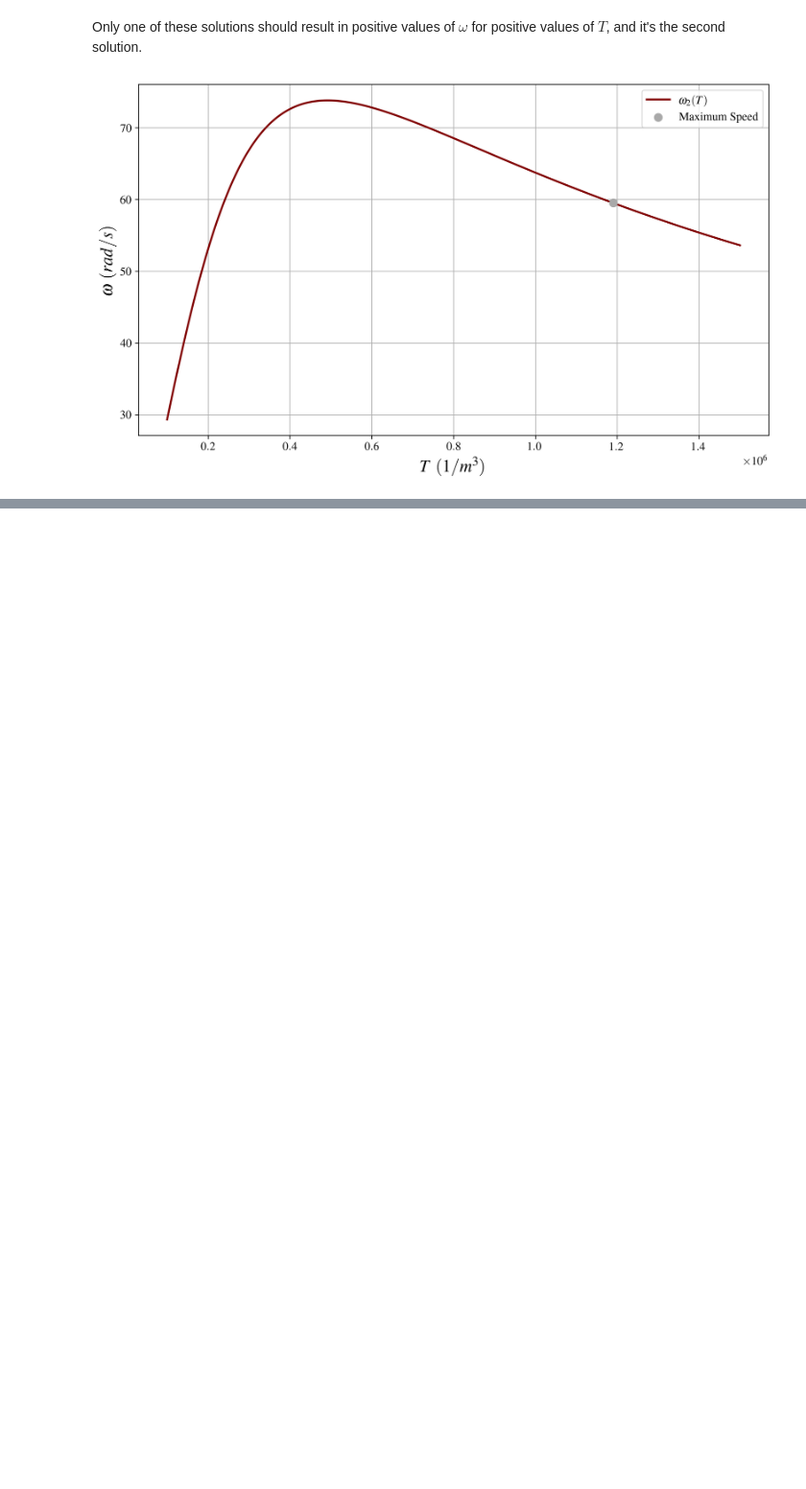
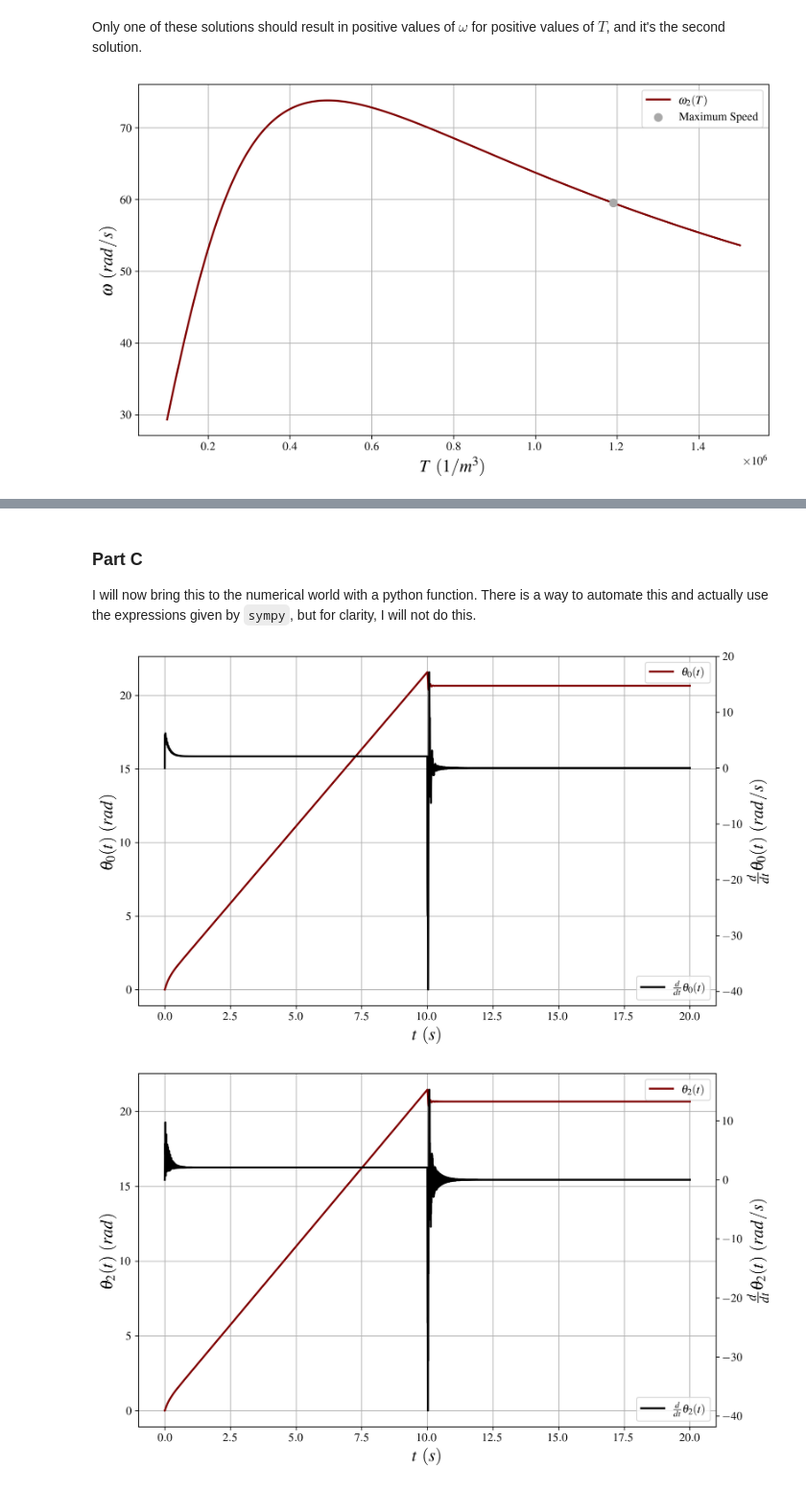
Before and after one commit to gabemorris12/dynamical_systems, a Jupyter notebook: Homework 2/Dynamical Systems Homework 2.ipynb, the cells around one changed output, grey strips where cells are left out. Shown at 96% size. Saved outputs shown, nothing was run; the diff lists cells and outputs as text; code cells hidden in the pictures; blank space fills up the shorter version.

Commit message:
Almost there

```diff
--- a/Homework 2/Dynamical Systems Homework 2.ipynb
+++ b/Homework 2/Dynamical Systems Homework 2.ipynb
@@ -231,0 +383,67 @@ d. Verify using energy conservation and include a discussion on the results with
+# %% [markdown]
+### Part C
+I will now bring this to the numerical world with a python function. There is a way to automate this and actually use the expressions given by `sympy`, but for clarity, I will not do this.
+# %%
+# Defining constants
+# Interias in lbf*s^2*in
+I0 = 0.2
+I1, I2 = 0.05, 0.05
+I3 = 0.1
+I4, I5 = 0.5, 0.5
+I6, I7 = 0.8, 0.8
+
+# k1 and k2 lengths and diameters in inches
+L1, D1 = 36, 0.75
+L2, D2 = 40, 0.75
+
+G = 1.15e7  # psi
+k1 = (np.pi*(D1/2)**4*G)/(2*L1)  # lbf*in
+k2 = (np.pi*(D2/2)**4*G)/(2*L2)  # lbf*in
+
+B = 2880  # lbf*in*s
+
+# Defining the input function
+def Ma(w0, t_):
+    return -315*w0 + 2000 if t_ < 10 else -14.4*w0
+
+# Defining the state variable function
+def state_vars(thetas, t_):
+    x0, x2, x3, x6, x7, x8, x9, x10, x11, x12 = thetas
+    return [
+        x8,
+        x9,
+        x10,
+        x11,
+        x12,
+        (Ma(x8, t_) - k1*x0 + k1*x2)/I0,
+        k1*(x0 - 2*x2 + x3)/(I1 + I2),
+        (9*k1*x2 - 9*k1*x3 - 2*k2*x3 + 3*k2*x6 + 3*k2*x7)/(9*I3 + I4 + I5),
+        (k2/3*x3 - k2*x6 - B*x11)/I6,
+        (k2/3*x3 - k2*x7 - B*x12)/I7
+    ]
+
+t_array = np.linspace(0, 20, 40_001)  # results in h = 0.0005
+sol = odeint(state_vars, [0]*10, t_array)
+
+for th, w in [(0, 5), (1, 6), (2, 7), (3, 8), (4, 9)]:
+    fig, ax = plt.subplots()
+    ax2 = ax.twinx()
+
+    theta_label = sp.latex(state_eqs[th].lhs.args[0])
+    omega_label = sp.latex(state_eqs[th].lhs)
+
+    ax.plot(t_array, sol[:, th], label=f'${theta_label}$')
+    ax2.plot(t_array, sol[:, w], label=f'${omega_label}$', color='black')
+
+    ax2.grid(False)
+    ax.legend()
+    ax2.legend(loc='lower right')
+
+    ax.set_xlabel('$t$ $(s)$')
+    ax.set_ylabel(f'${theta_label}$ $(rad)$')
+    ax2.set_ylabel(f'${omega_label}$ $(rad/s)$')
+
+plt.show()
+# %% [output]
+[figure, added]
+[figure, added]
```
Also changed, not shown: parts of 20 cells of this notebook, 4 other files.
